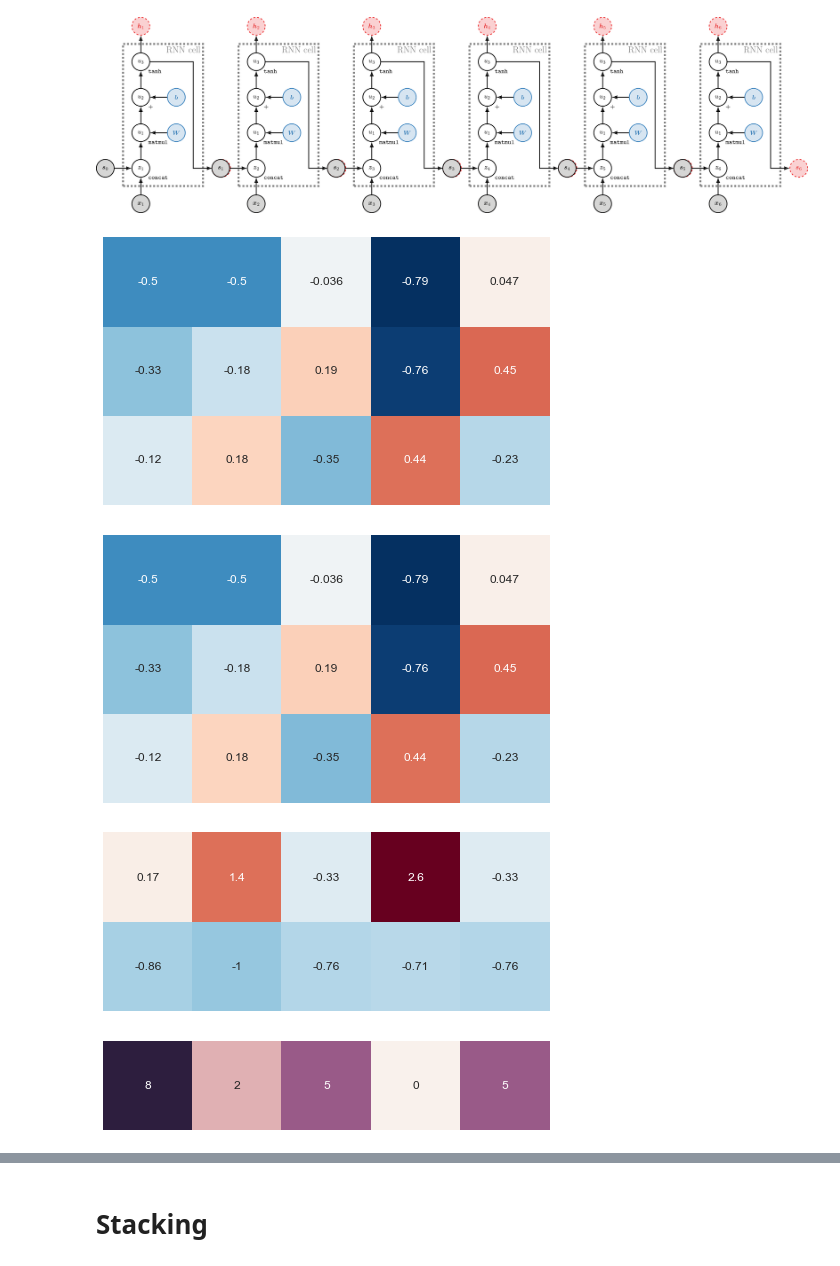
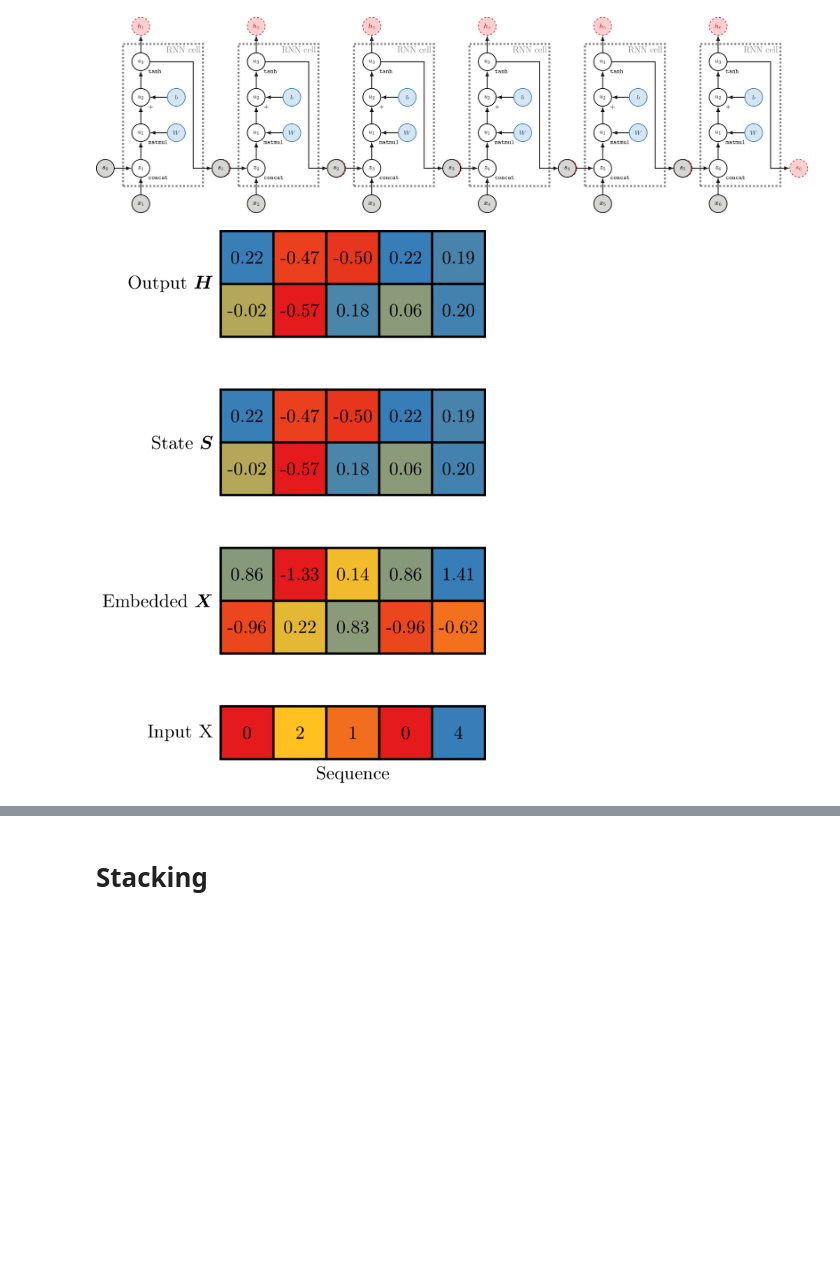
Before and after one commit to rockt/dl4nlp, a Jupyter notebook: sequences.ipynb, the cells around one changed output, grey strips where cells are left out. Cells and saved outputs as stored; diff of their text form; code cells hidden in the pictures; blank space fills up the shorter version.

```diff
--- a/sequences.ipynb
+++ b/sequences.ipynb
@@ -183,20 +183,25 @@ def rnn_cell(xt, st1):
     ht = F.tanh(W(zt))
     st = ht
     return ht, st
-# %%
-s0 = nn.init.normal(Parameter(torch.randn(batch_size, k_out)))
-H, S = rnn(rnn_cell, X, s0)
-H = torch.stack(H, dim=1)
-S = torch.stack(S, dim=1)
-plot_matrix(to_numpy(H[0]))
-plot_matrix(to_numpy(S[0]))
-plot_matrix(to_numpy(X[0]))
-plot_matrix(to_numpy(I[0]))
-# %% [output]
-[figure, removed]
-[figure, removed]
-[figure, removed]
-[figure, removed]
+# %%
+s0 = nn.init.normal(Parameter(torch.randn(batch_size, k_out)))
+H, S = rnn(rnn_cell, X, s0)
+H = torch.stack(H, dim=1)
+S = torch.stack(S, dim=1)
+fig = plot_matrix(I[0].unsqueeze(0)) + \
+  labels(I[0].unsqueeze(0), r"Sequence", "Input $\ls{X}$")
+fig += shift(plot_matrix(X[0].transpose(1, 0)) +
+             labels(X[0].transpose(1, 0),
+                    ylabel=r"Embedded $\vec{X}$"), y=2)
+fig += shift(plot_matrix(S[0].transpose(1, 0)) +
+             labels(S[0].transpose(1, 0),
+                    ylabel=r"State $\mat{S}$"), y=2+k_in+1)
+fig += shift(plot_matrix(H[0].transpose(1, 0)) +
+             labels(H[0].transpose(1, 0),
+                    ylabel=r"Output $\mat{H}$"), y=2+k_in+1+k_out+1)
+tikz(fig, height=800)
+# %% [output]
+[figure, added]
 # %%
 plot_graph(H)
 # %% [output]
```
Also changed, not shown: parts of 14 cells of this notebook, 29 other files.
